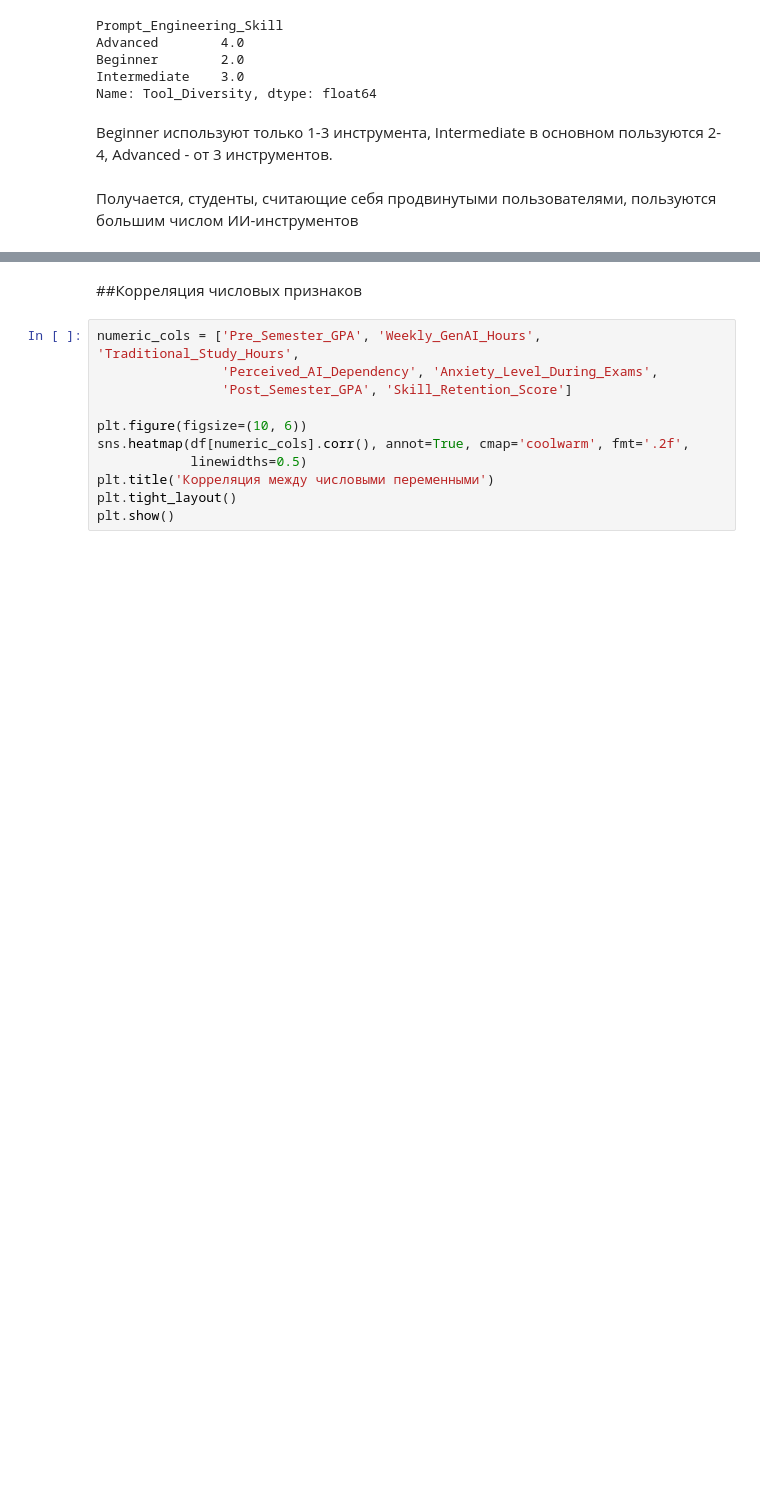
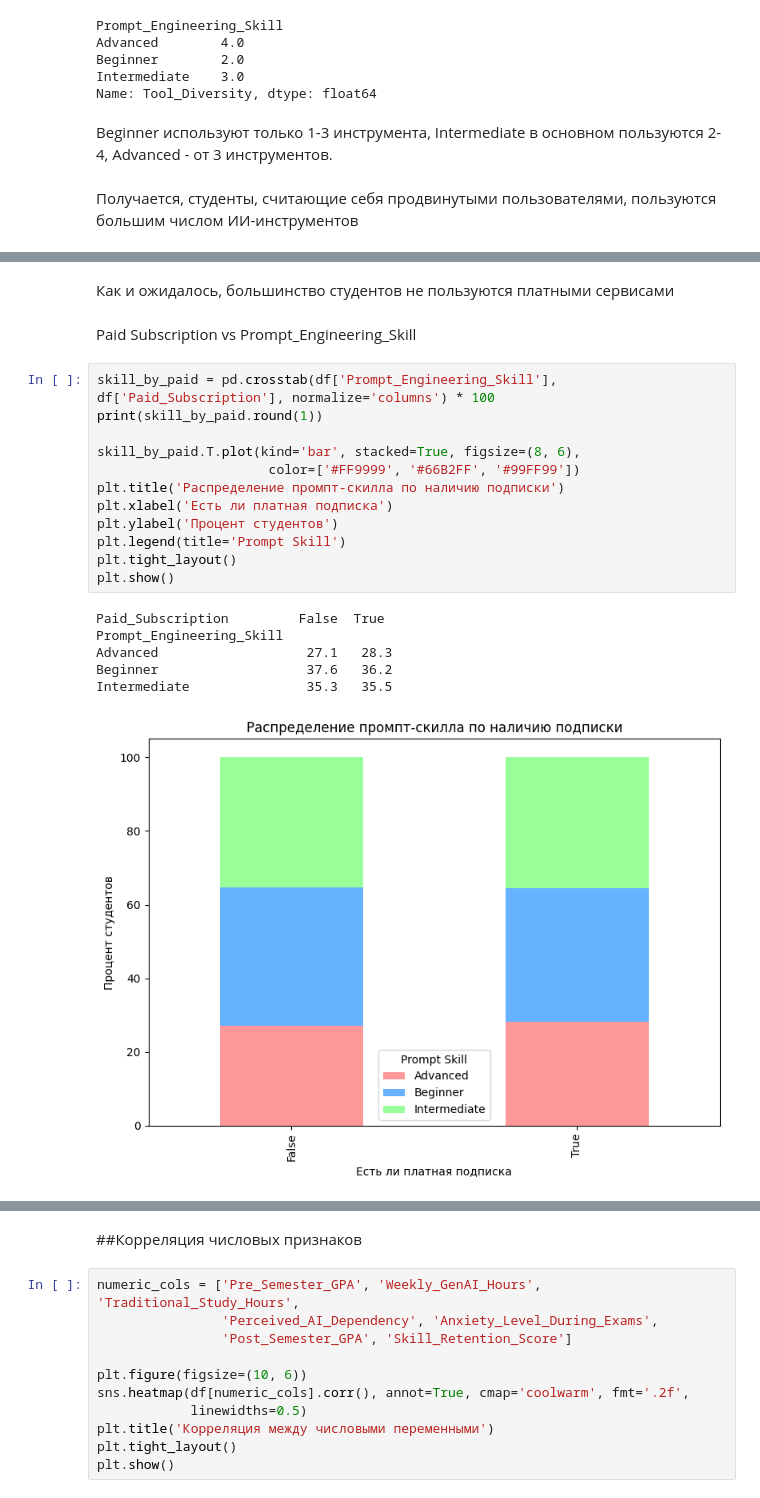
Before and after one commit to AnastasiaDolotova/ai-student-impact, a Jupyter notebook: ai_student_impact.ipynb, the cells around one changed output, grey strips where cells are left out. Drawn from its saved outputs; the diff is of its cells as text; blank space fills up the shorter version.

```diff
--- a/ai_student_impact.ipynb
+++ b/ai_student_impact.ipynb
@@ -563,0 +583,23 @@ Beginner используют только 1-3 инструмента, Intermedi
+# %% [markdown]
+Как и ожидалось, большинство студентов не пользуются платными сервисами
+# %% [markdown]
+Paid Subscription vs Prompt_Engineering_Skill
+# %%
+skill_by_paid = pd.crosstab(df['Prompt_Engineering_Skill'], df['Paid_Subscription'], normalize='columns') * 100
+print(skill_by_paid.round(1))
+
+skill_by_paid.T.plot(kind='bar', stacked=True, figsize=(8, 6),
+                      color=['#FF9999', '#66B2FF', '#99FF99'])
+plt.title('Распределение промпт-скилла по наличию подписки')
+plt.xlabel('Есть ли платная подписка')
+plt.ylabel('Процент студентов')
+plt.legend(title='Prompt Skill')
+plt.tight_layout()
+plt.show()
+# %% [output]
+Paid_Subscription         False  True
+Prompt_Engineering_Skill
+Advanced                   27.1   28.3
+Beginner                   37.6   36.2
+Intermediate               35.3   35.5
+[figure, added]
```
Also changed, not shown: parts of 10 cells of this notebook.
